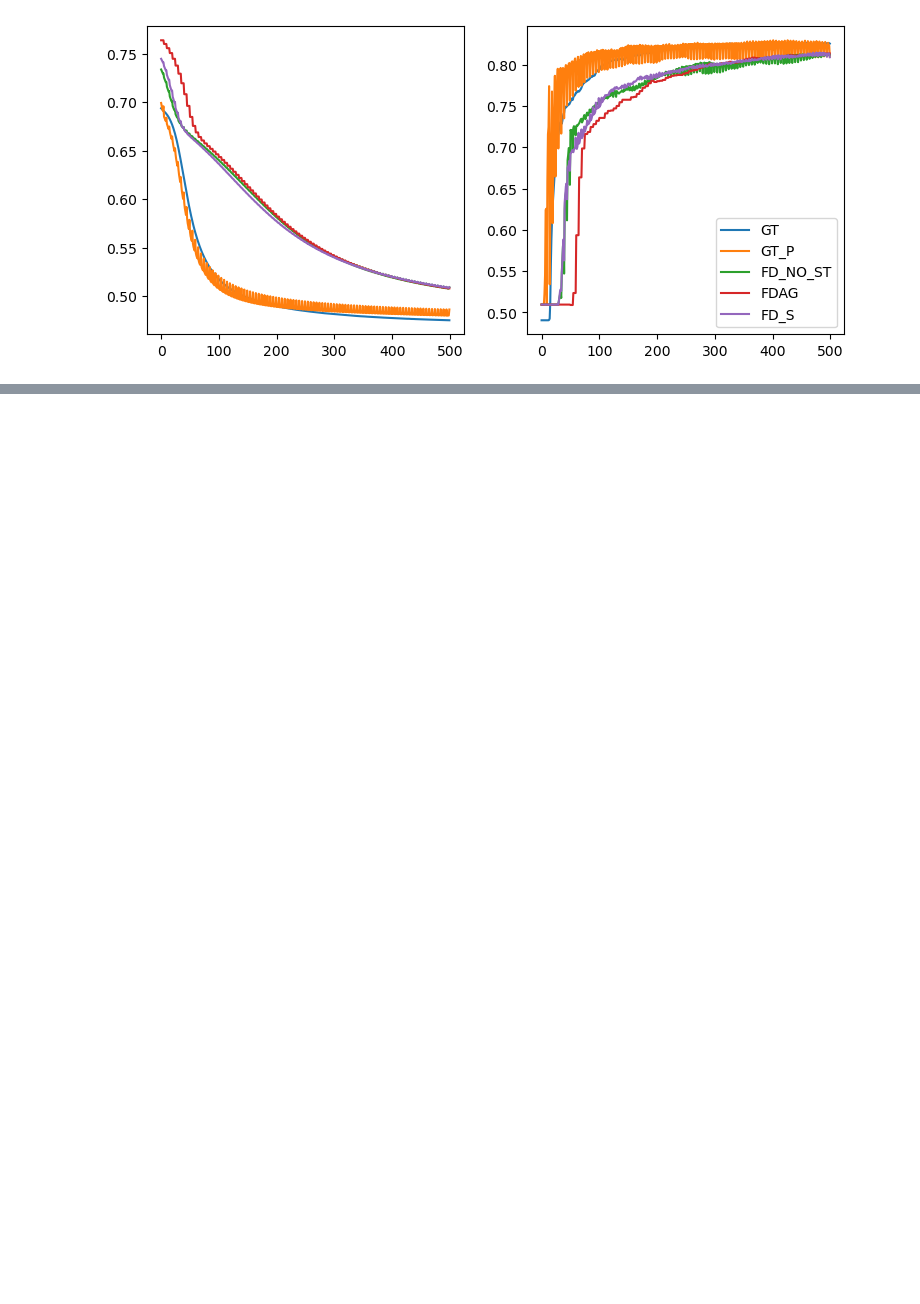
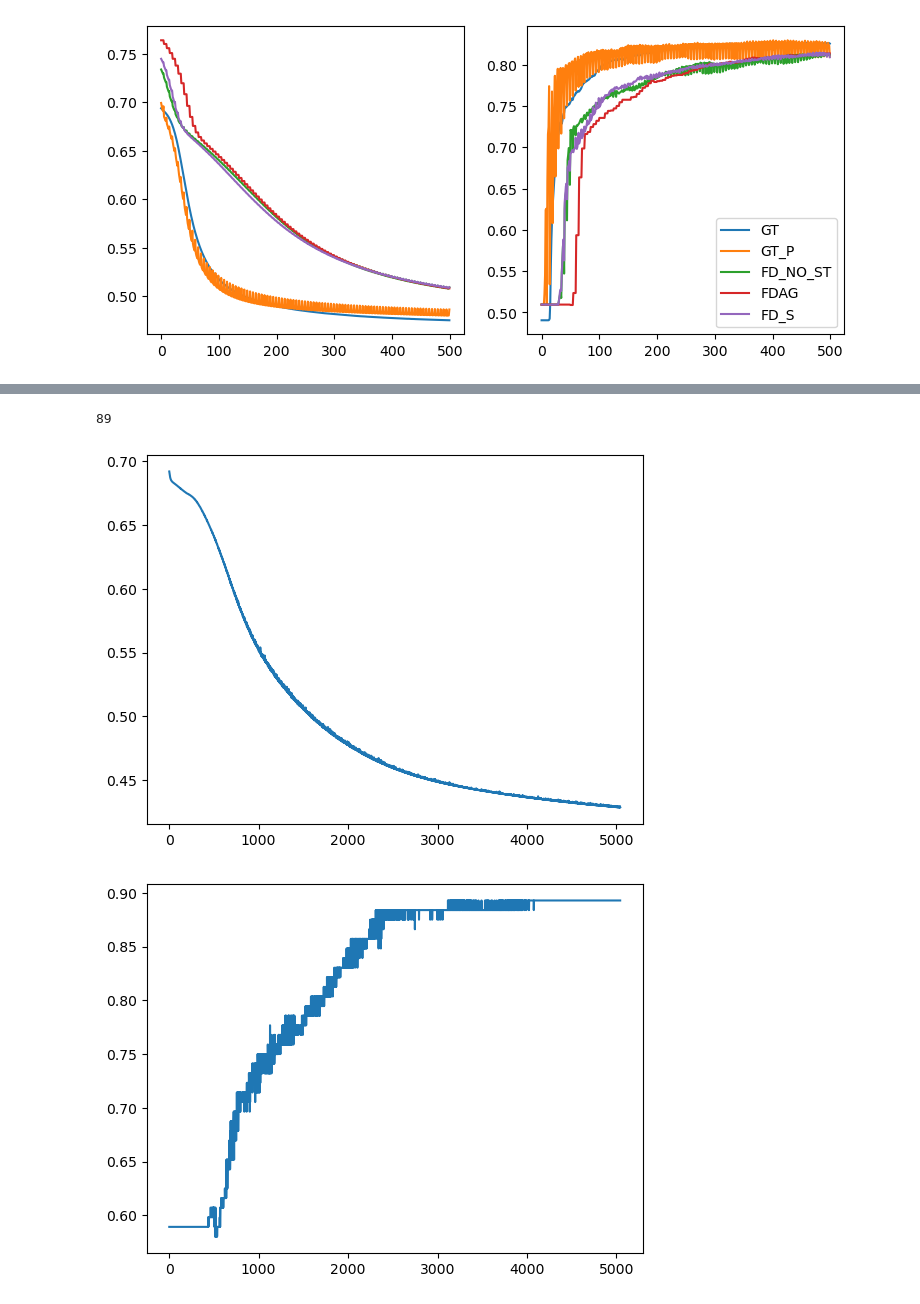
Before and after one commit to uidmice/feather-fl, a Jupyter notebook: simulation.ipynb, the cells around one changed output, grey strips where cells are left out. Saved outputs shown, nothing was run; the diff lists cells and outputs as text; code cells hidden in the pictures; blank space fills up the shorter version.

Commit message:
added thermal dataset

```diff
--- a/simulation.ipynb
+++ b/simulation.ipynb
@@ -98,7 +98,7 @@ def test_inference(model, dataset, loss):
     model.eval()
     l, correct = 0.0, 0.0
 
-    testloader = DataLoader(dataset, batch_size=2000, shuffle=False)
+    testloader = DataLoader(dataset, batch_size=128, shuffle=False)
     with torch.no_grad():
         for i, data in enumerate(testloader):
             x = data[0]
@@ -114,7 +114,7 @@ def test_inference(model, dataset, loss):
             correct += torch.sum(torch.eq(pred_labels, labels)).item()
             break
 
-    return correct/2000, l
+    return correct/len(dataset), l
 # %%
 def train_global(model, dataset_train, steps, batch_size, lr, dataset_test=None, eval_every=1):
     model.reset()
@@ -464,0 +463,46 @@ plot([res1, res2, res3, res4, res5] , ["GT", "GT_P", "FD_NO_ST", "FDAG", "FD_S"]
+# %%
+def samples(dataset, num_users):
+    total_indices = np.arange(len(dataset))
+    np.random.shuffle(total_indices)
+
+    ds = []
+    num_data = len(dataset) // num_users
+    for i in range(num_users):
+        indices = total_indices[i*num_data:(i+1)*num_data]
+        original = [dataset[i] for i in indices]
+        ds.append([(x,label) for (x,label) in original])
+    return ds
+def prepare_thermal_data(num_dev = 5, num_ds = 300):
+
+    train_dataset = torch.load('data/thermal/train_dataset_scaled.pt')
+    test_dataset = torch.load('data/thermal/test_dataset_scaled.pt')
+
+    return test_dataset, train_dataset, samples(train_dataset, num_dev)
+
+test_data, train_data, client_data = prepare_thermal_data(num_dev = 5)
+pickle.dump(test_data, open('data/thermal/test_data.pk', 'wb'))
+pickle.dump(train_data, open('data/thermal/train_data.pk', 'wb'))
+pickle.dump(client_data, open('data/thermal/client_data.pk', 'wb'))
+# %%
+print(len(client_data[0]))
+# %% [output]
+89
+# %%
+import matplotlib.pyplot as plt
+
+model = MLP(64, 16, 2)
+res1 = train_global(model, train_data,
+                    50000, 50, 0.01, test_data, 10)
+train_loss, test_loss, test_accuracy = res1
+
+plt.plot(test_loss)
+plt.show()
+plt.plot(test_accuracy)
+plt.show()
+
+pickle.dump(test_data, open('data/thermal/test_data.pk', 'wb'))
+pickle.dump(train_data, open('data/thermal/train_data.pk', 'wb'))
+pickle.dump(client_data, open('data/thermal/client_data.pk', 'wb'))
+# %% [output]
+[figure, added]
+[figure, added]
```
Also changed, not shown: parts of 6 cells of this notebook, 4 other files.
